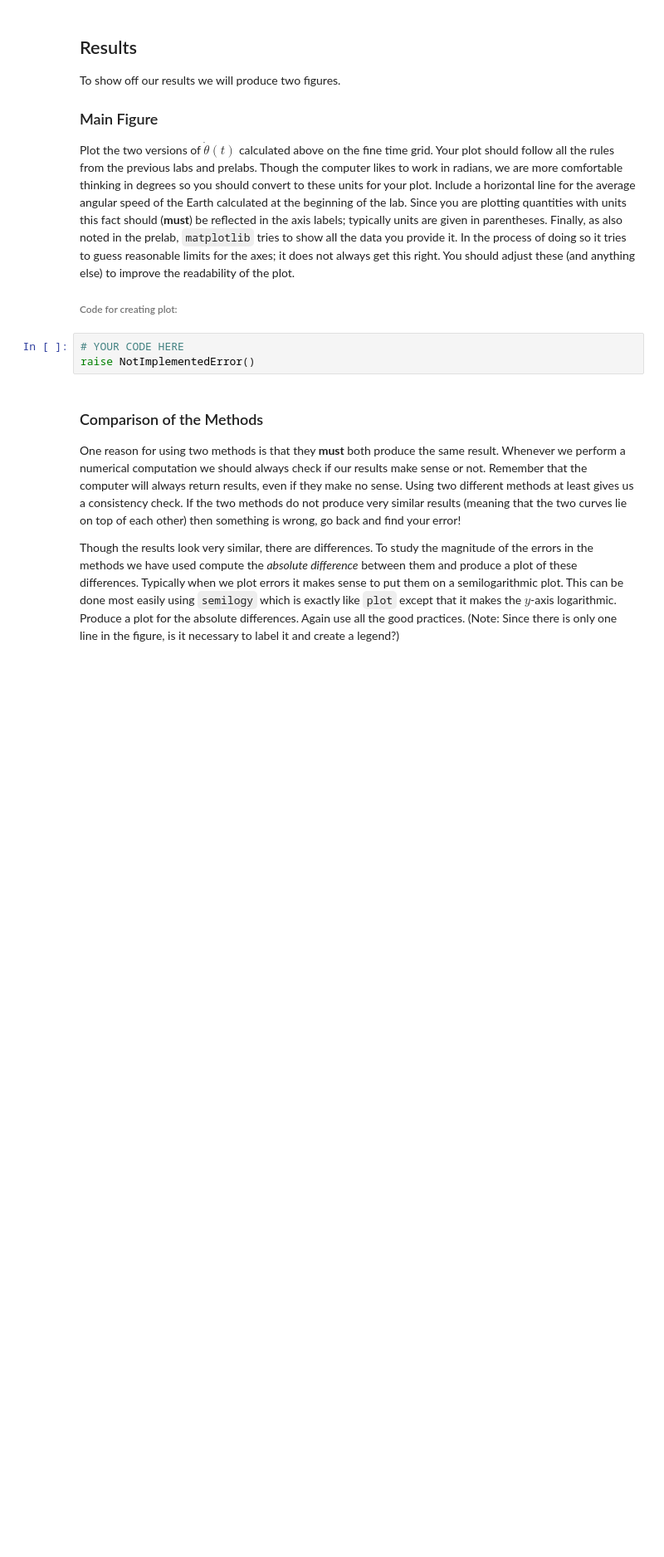
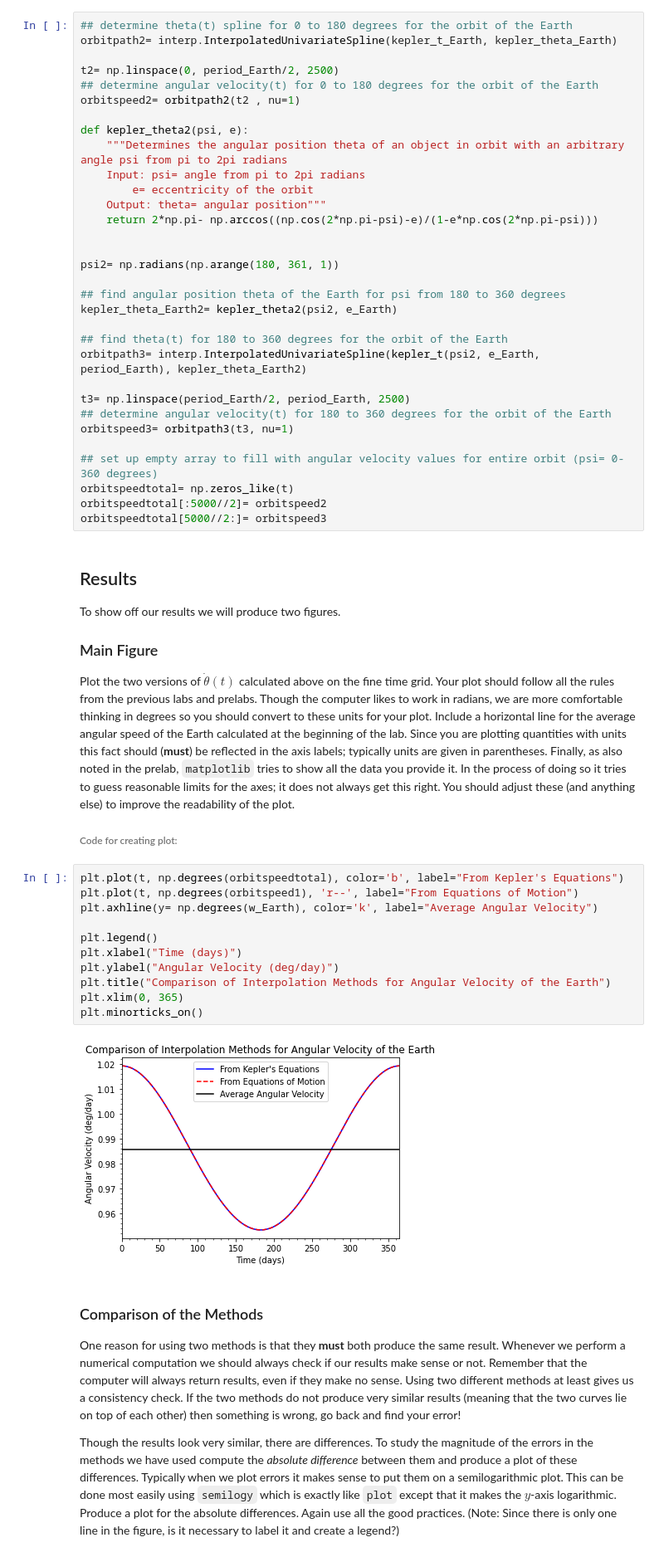
Before and after one commit to Rjames13/p250-spring-2022, a Jupyter notebook: labs/Lab02.ipynb, the cells around one changed output. Shown: that part at 83% size. Saved outputs shown, nothing was run; the diff lists cells and outputs as text; blank space fills up the shorter version.

```diff
--- a/labs/Lab02.ipynb
+++ b/labs/Lab02.ipynb
@@ -137,3 +161,35 @@ raise NotImplementedError()
+# %%
+## determine theta(t) spline for 0 to 180 degrees for the orbit of the Earth
+orbitpath2= interp.InterpolatedUnivariateSpline(kepler_t_Earth, kepler_theta_Earth)
+
+t2= np.linspace(0, period_Earth/2, 2500)
+## determine angular velocity(t) for 0 to 180 degrees for the orbit of the Earth
+orbitspeed2= orbitpath2(t2 , nu=1)
+
+def kepler_theta2(psi, e):
+    """Determines the angular position theta of an object in orbit with an arbitrary angle psi from pi to 2pi radians
+    Input: psi= angle from pi to 2pi radians
+        e= eccentricity of the orbit
+    Output: theta= angular position"""
+    return 2*np.pi- np.arccos((np.cos(2*np.pi-psi)-e)/(1-e*np.cos(2*np.pi-psi)))
+
+
+psi2= np.radians(np.arange(180, 361, 1))
+
+## find angular position theta of the Earth for psi from 180 to 360 degrees
+kepler_theta_Earth2= kepler_theta2(psi2, e_Earth)
+
+## find theta(t) for 180 to 360 degrees for the orbit of the Earth
+orbitpath3= interp.InterpolatedUnivariateSpline(kepler_t(psi2, e_Earth, period_Earth), kepler_theta_Earth2)
+
+t3= np.linspace(period_Earth/2, period_Earth, 2500)
+## determine angular velocity(t) for 180 to 360 degrees for the orbit of the Earth
+orbitspeed3= orbitpath3(t3, nu=1)
+
+## set up empty array to fill with angular velocity values for entire orbit (psi= 0-360 degrees)
+orbitspeedtotal= np.zeros_like(t)
+orbitspeedtotal[:5000//2]= orbitspeed2
+orbitspeedtotal[5000//2:]= orbitspeed3
 # %% [markdown]
 ## Results
 
@@ -144,9 +200,19 @@ To show off our results we will produce two figures.
 Plot the two versions of $\dot\theta(t)$ calculated above on the fine time grid.  Your plot should follow all the rules from the previous labs and prelabs.  Though the computer likes to work in radians, we are more comfortable thinking in degrees so you should convert to these units for your plot.  Include a horizontal line for the average angular speed of the Earth calculated at the beginning of the lab.  Since you are plotting quantities with units this fact should (**must**) be reflected in the axis labels; typically units are given in parentheses.  Finally, as also noted in the prelab, `matplotlib` tries to show all the data you provide it.  In the process of doing so it tries to guess reasonable limits for the axes; it does not always get this right.  You should adjust these (and anything else) to improve the readability of the plot.
 
 ###### Code for creating plot:
-# %%
-# YOUR CODE HERE
-raise NotImplementedError()
+# %%
+plt.plot(t, np.degrees(orbitspeedtotal), color='b', label="From Kepler's Equations")
+plt.plot(t, np.degrees(orbitspeed1), 'r--', label="From Equations of Motion")
+plt.axhline(y= np.degrees(w_Earth), color='k', label="Average Angular Velocity")
+
+plt.legend()
+plt.xlabel("Time (days)")
+plt.ylabel("Angular Velocity (deg/day)")
+plt.title("Comparison of Interpolation Methods for Angular Velocity of the Earth")
+plt.xlim(0, 365)
+plt.minorticks_on()
+# %% [output]
+[figure, added]
 # %% [markdown]
 ### Comparison of the Methods
 
```
Also changed, not shown: parts of 16 cells of this notebook, 1 other file.
